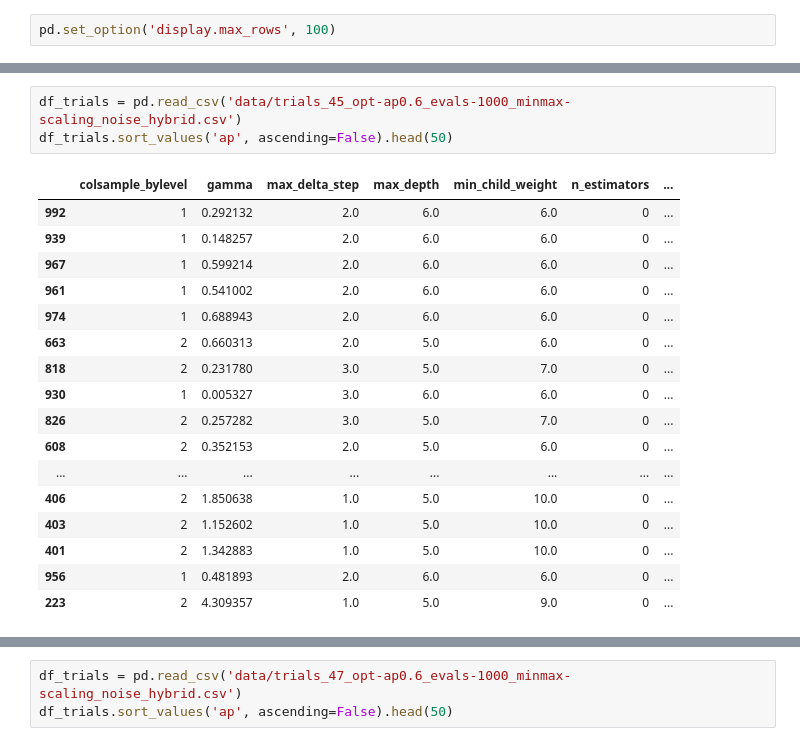
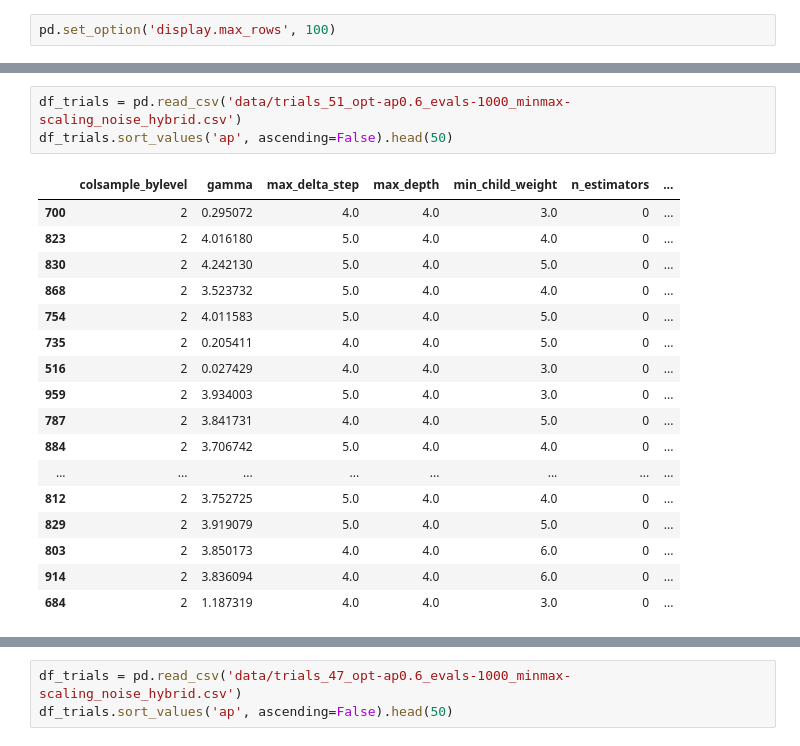
Before and after one commit to DomStan/stonk-rank, a Jupyter notebook: stonks_notebook.ipynb, the cells around one changed output, grey strips where cells are left out. Cells and saved outputs as stored; diff of their text form.

```diff
--- a/stonks_notebook.ipynb
+++ b/stonks_notebook.ipynb
@@ -438,21 +488,21 @@ pd.set_option('display.max_rows', 100)
 # %%
-df_trials = pd.read_csv('data/trials_45_opt-ap0.6_evals-1000_minmax-scaling_noise_hybrid.csv')
+df_trials = pd.read_csv('data/trials_51_opt-ap0.6_evals-1000_minmax-scaling_noise_hybrid.csv')
 df_trials.sort_values('ap', ascending=False).head(50)
 # %% [output]
 |  | colsample_bylevel | gamma | max_delta_step | max_depth | min_child_weight | n_estimators | ... |
-| 992 | 1 | 0.292132 | 2.0 | 6.0 | 6.0 | 0 | ... |
-| 939 | 1 | 0.148257 | 2.0 | 6.0 | 6.0 | 0 | ... |
-| 967 | 1 | 0.599214 | 2.0 | 6.0 | 6.0 | 0 | ... |
-| 961 | 1 | 0.541002 | 2.0 | 6.0 | 6.0 | 0 | ... |
-| 974 | 1 | 0.688943 | 2.0 | 6.0 | 6.0 | 0 | ... |
-| 663 | 2 | 0.660313 | 2.0 | 5.0 | 6.0 | 0 | ... |
-| 818 | 2 | 0.231780 | 3.0 | 5.0 | 7.0 | 0 | ... |
-| 930 | 1 | 0.005327 | 3.0 | 6.0 | 6.0 | 0 | ... |
-| 826 | 2 | 0.257282 | 3.0 | 5.0 | 7.0 | 0 | ... |
-| 608 | 2 | 0.352153 | 2.0 | 5.0 | 6.0 | 0 | ... |
+| 700 | 2 | 0.295072 | 4.0 | 4.0 | 3.0 | 0 | ... |
+| 823 | 2 | 4.016180 | 5.0 | 4.0 | 4.0 | 0 | ... |
+| 830 | 2 | 4.242130 | 5.0 | 4.0 | 5.0 | 0 | ... |
+| 868 | 2 | 3.523732 | 5.0 | 4.0 | 4.0 | 0 | ... |
+| 754 | 2 | 4.011583 | 5.0 | 4.0 | 5.0 | 0 | ... |
+| 735 | 2 | 0.205411 | 4.0 | 4.0 | 5.0 | 0 | ... |
+| 516 | 2 | 0.027429 | 4.0 | 4.0 | 3.0 | 0 | ... |
+| 959 | 2 | 3.934003 | 5.0 | 4.0 | 3.0 | 0 | ... |
+| 787 | 2 | 3.841731 | 4.0 | 4.0 | 5.0 | 0 | ... |
+| 884 | 2 | 3.706742 | 5.0 | 4.0 | 4.0 | 0 | ... |
 | ... | ... | ... | ... | ... | ... | ... | ... |
-| 406 | 2 | 1.850638 | 1.0 | 5.0 | 10.0 | 0 | ... |
-| 403 | 2 | 1.152602 | 1.0 | 5.0 | 10.0 | 0 | ... |
-| 401 | 2 | 1.342883 | 1.0 | 5.0 | 10.0 | 0 | ... |
-| 956 | 1 | 0.481893 | 2.0 | 6.0 | 6.0 | 0 | ... |
-| 223 | 2 | 4.309357 | 1.0 | 5.0 | 9.0 | 0 | ... |
+| 812 | 2 | 3.752725 | 5.0 | 4.0 | 4.0 | 0 | ... |
+| 829 | 2 | 3.919079 | 5.0 | 4.0 | 5.0 | 0 | ... |
+| 803 | 2 | 3.850173 | 4.0 | 4.0 | 6.0 | 0 | ... |
+| 914 | 2 | 3.836094 | 4.0 | 4.0 | 6.0 | 0 | ... |
+| 684 | 2 | 1.187319 | 4.0 | 4.0 | 3.0 | 0 | ... |
```
Also changed, not shown: parts of 19 cells of this notebook, 5 other files.
